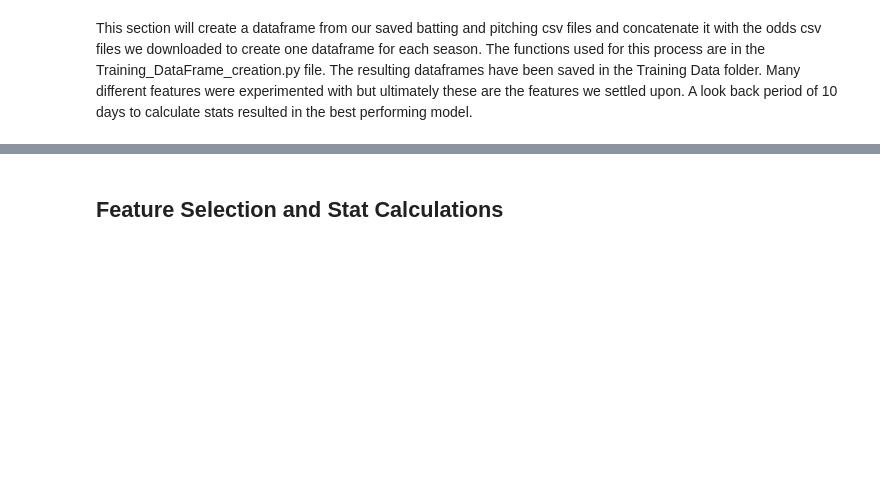
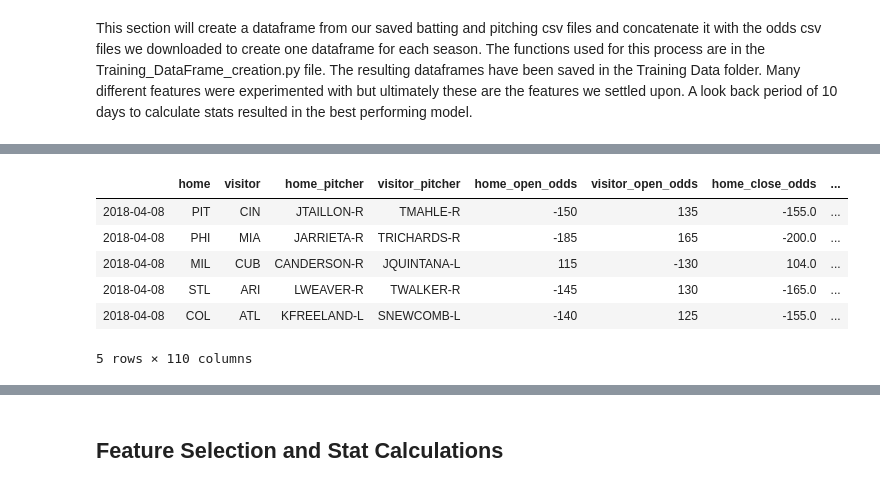
Before and after one commit to JTMachen/Baseball_Game_Predictor, a Jupyter notebook: Final_project_notebook.ipynb, the cells around one changed output, grey strips where cells are left out. Saved outputs shown, nothing was run; the diff lists cells and outputs as text; code cells hidden in the pictures; blank space fills up the shorter version.

```diff
--- a/Final_project_notebook.ipynb
+++ b/Final_project_notebook.ipynb
@@ -100,4 +165,12 @@ training_df_2017.head()
 # %%
-training_df_2018
+training_df_2018.head()
+# %% [output]
+|  | home | visitor | home_pitcher | visitor_pitcher | home_open_odds | visitor_open_odds | home_close_odds | ... |
+| 2018-04-08 | PIT | CIN | JTAILLON-R | TMAHLE-R | -150 | 135 | -155.0 | ... |
+| 2018-04-08 | PHI | MIA | JARRIETA-R | TRICHARDS-R | -185 | 165 | -200.0 | ... |
+| 2018-04-08 | MIL | CUB | CANDERSON-R | JQUINTANA-L | 115 | -130 | 104.0 | ... |
+| 2018-04-08 | STL | ARI | LWEAVER-R | TWALKER-R | -145 | 130 | -165.0 | ... |
+| 2018-04-08 | COL | ATL | KFREELAND-L | SNEWCOMB-L | -140 | 125 | -155.0 | ... |
+5 rows × 110 columns
 # %%
 training_df_2019.head()
```
Also changed, not shown: parts of 80 cells of this notebook, 1 other file.
